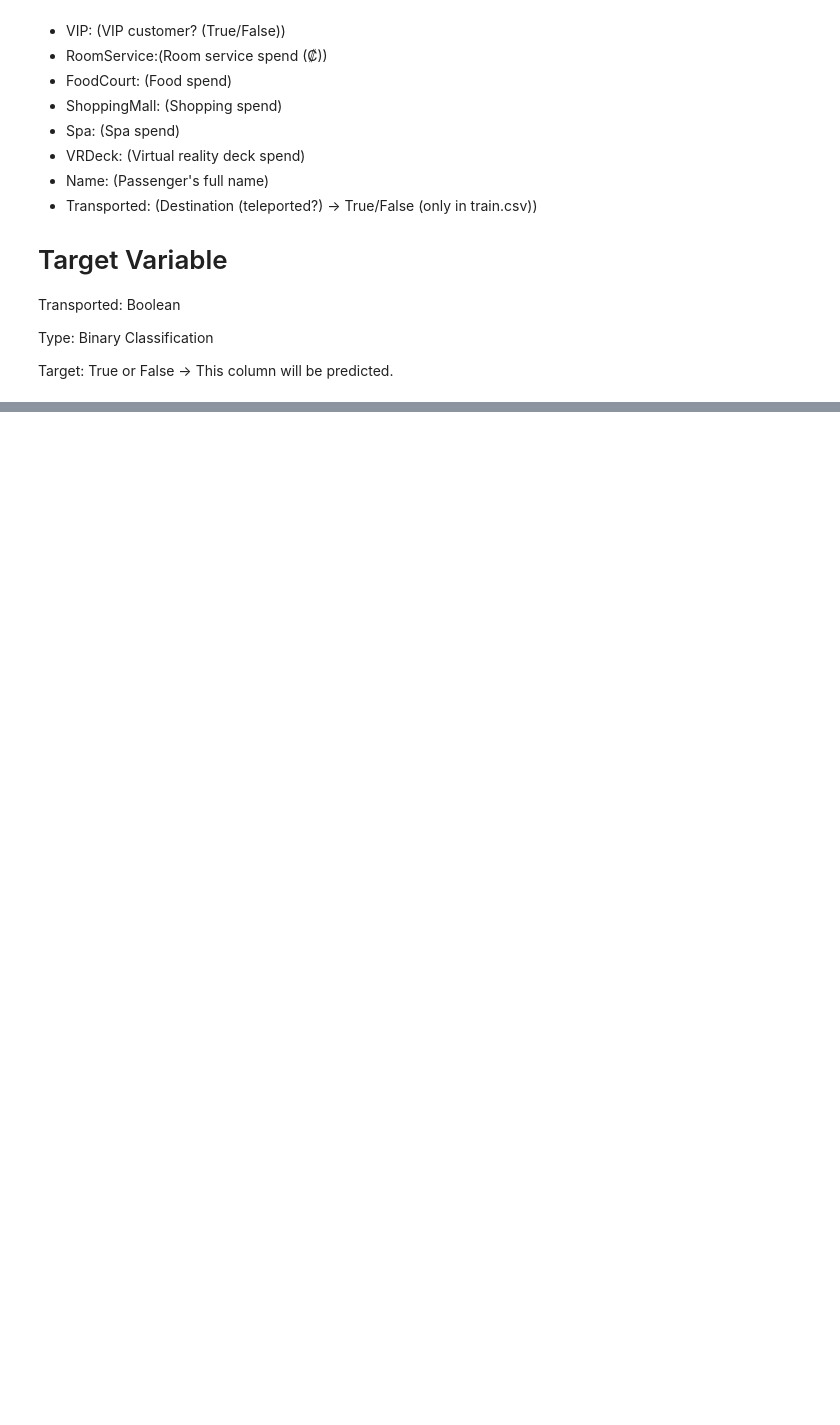
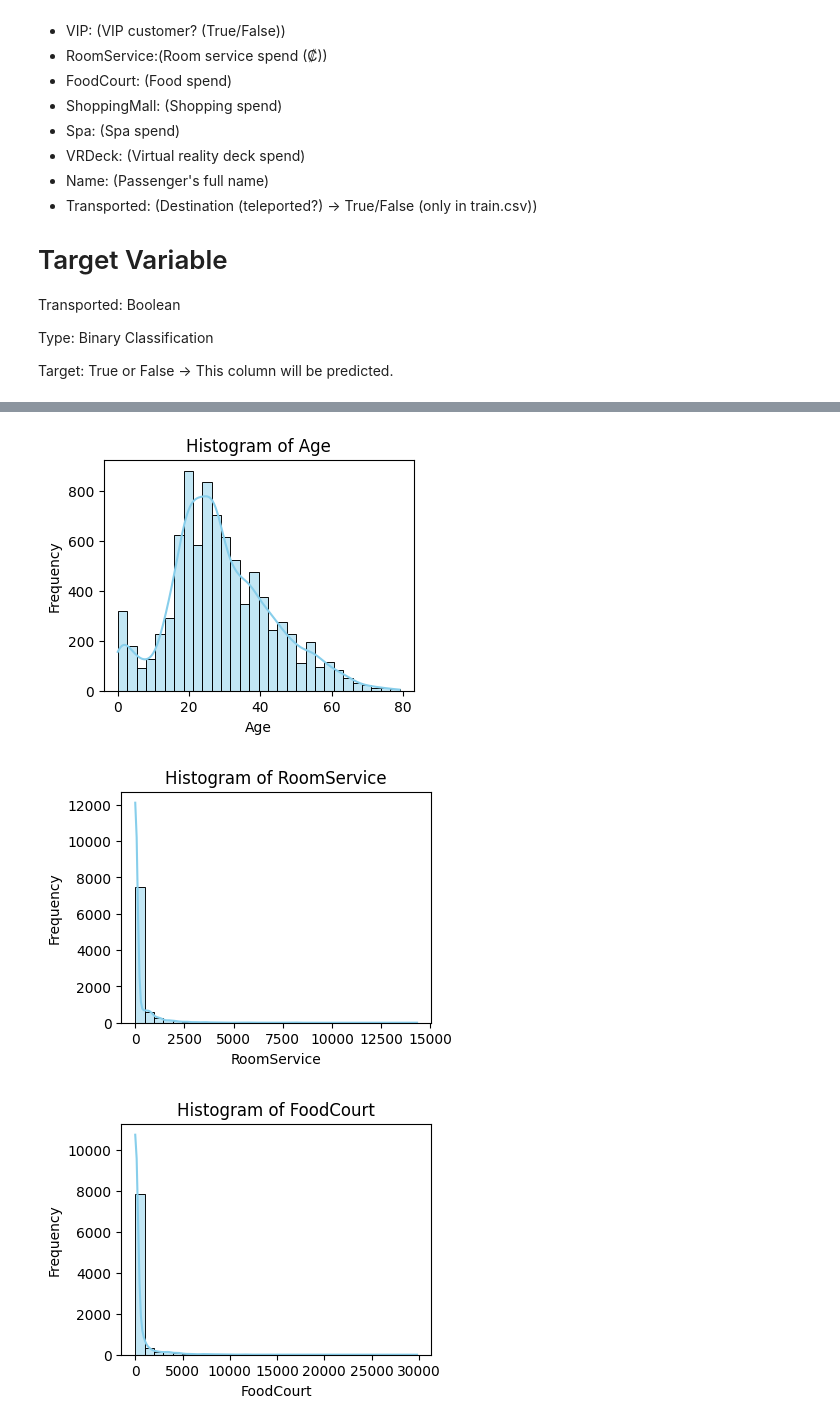
Before and after one commit to sameddemir444/spaceship-titanic-ml, a Jupyter notebook: notebook/spaceship-titanic.ipynb, the cells around one changed output, grey strips where cells are left out. Drawn from its saved outputs; the diff is of its cells as text; code cells hidden in the pictures; blank space fills up the shorter version.

```diff
--- a/notebook/spaceship-titanic.ipynb
+++ b/notebook/spaceship-titanic.ipynb
@@ -39,0 +154,14 @@ Target: True or False → This column will be predicted.
+# %%
+# As a result:
+
+# Age column is = Right skewed distribution
+# RoomService column is = Right skewed distribution
+# FoodCourt column is = Right skewed distribution
+# ShoppingMall column is = Right skewed distribution
+# Spa column is = Right skewed distribution
+# VRDeck column is = Right skewed distribution
+
+# That's why, we can fill these columns as median.
+cols_to_fill = ["Age", "RoomService", "FoodCourt", "ShoppingMall", "Spa", "VRDeck"]
+for col in cols_to_fill:
+    df[col].fillna(df[col].median(), inplace = True)
@@ -39,0 +213,6 @@ Target: True or False → This column will be predicted.
+# %%
+# According to analyze: PassengerId, Name, Cabin have high cardinality. If we use these columns we can have some overfitting problems.
+# That's why we need to drop them, and the another columns can be fill with mode() strategy:
+
+for col in ["HomePlanet", "CryoSleep", "Destination", "VIP"]:
+    df[col].fillna(df[col].mode()[0], inplace=True)
@@ -39,0 +226,2 @@ Target: True or False → This column will be predicted.
+# %%
+df.drop(columns = ["PassengerId", "Name", "Cabin"], axis = 1, inplace = True)
@@ -39,0 +245,19 @@ Target: True or False → This column will be predicted.
+# %%
+# We can visualize distributions of numerical and categorical columns.
+
+# Histogram can be use for numerical columns
+# Barplot can be use for categorical columns
+
+# Firstly, Let's visualize distribution of numerical columns:
+numerical_columns = df.select_dtypes(include = [float]).columns.tolist()
+
+for num in numerical_columns:
+    plt.figure(figsize = (4,3))
+    sns.histplot(data = df, x = num, kde=True, color="skyblue", bins=30)
+    plt.title(f"Histogram of {num}")
+    plt.xlabel(num)
+    plt.ylabel("Frequency")
+# %% [output]
+[figure, added]
+[figure, added]
+[figure, added]
```
Also changed, not shown: parts of 20 cells of this notebook.
